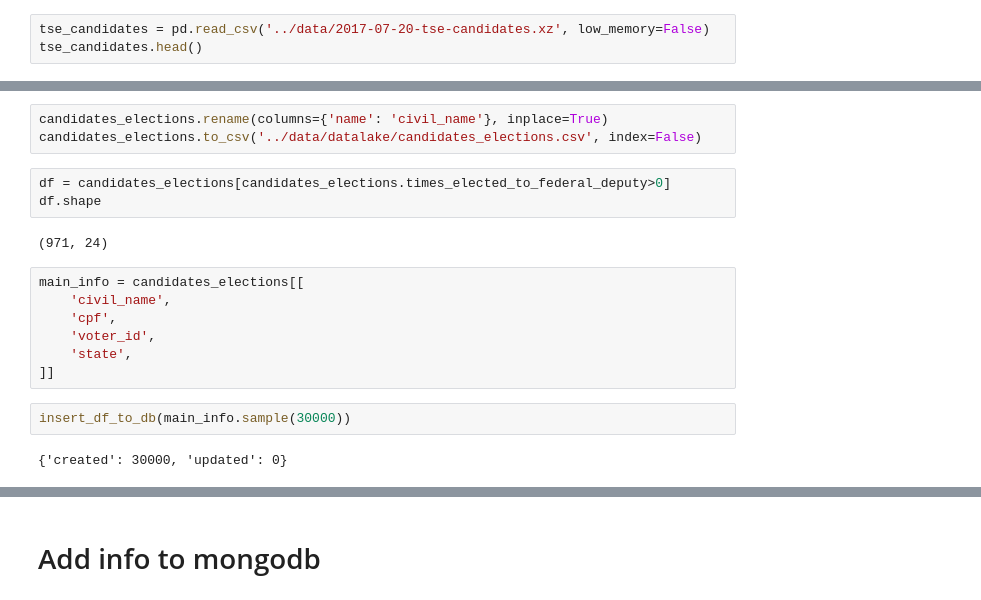
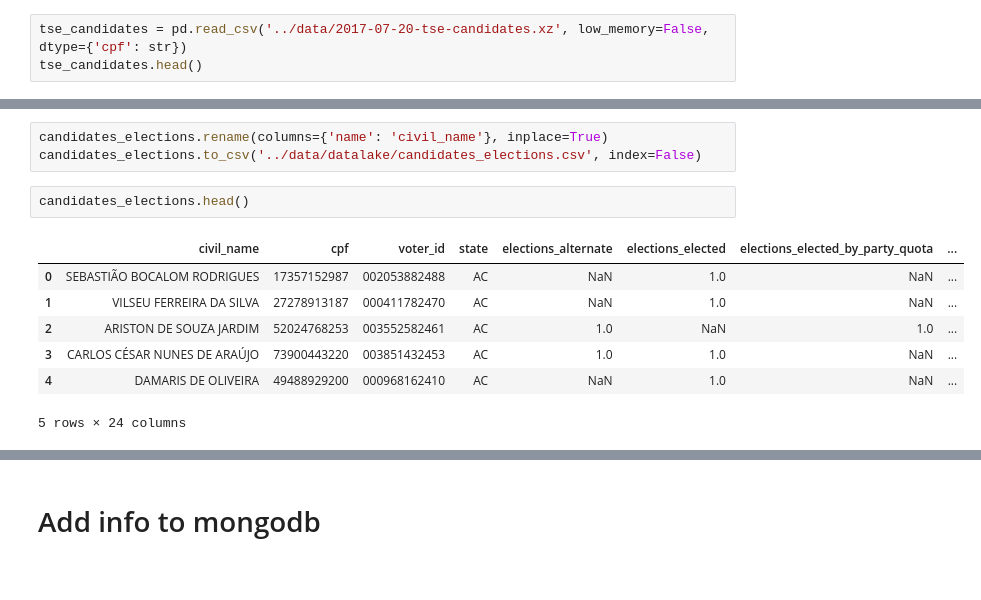
Before and after one commit to okfn-brasil/perfil-politico, a Jupyter notebook: notebooks/01-get-candidates-info-by-spreadsheet.ipynb, the cells around one changed output, grey strips where cells are left out. Saved outputs shown, nothing was run; the diff lists cells and outputs as text; blank space fills up the shorter version.

```diff
--- a/notebooks/01-get-candidates-info-by-spreadsheet.ipynb
+++ b/notebooks/01-get-candidates-info-by-spreadsheet.ipynb
@@ -5,5 +17,5 @@ from utils import insert_df_to_db
 # %%
-tse_candidates = pd.read_csv('../data/2017-07-20-tse-candidates.xz', low_memory=False)
+tse_candidates = pd.read_csv('../data/2017-07-20-tse-candidates.xz', low_memory=False, dtype={'cpf': str})
 tse_candidates.head()
 # %% [output]
 |  | year | phase | description | state | location | post | name | electoral_id | cpf | voter_id | ... |
@@ -91,19 +103,13 @@ candidates_elections.shape
 # %%
 candidates_elections.rename(columns={'name': 'civil_name'}, inplace=True)
 candidates_elections.to_csv('../data/datalake/candidates_elections.csv', index=False)
-# %%
-df = candidates_elections[candidates_elections.times_elected_to_federal_deputy>0]
-df.shape
-# %% [output]
-(971, 24)
-# %%
-main_info = candidates_elections[[
-    'civil_name',
-    'cpf',
-    'voter_id',
-    'state',
-]]
-# %%
-insert_df_to_db(main_info.sample(30000))
-# %% [output]
-{'created': 30000, 'updated': 0}
+# %%
+candidates_elections.head()
+# %% [output]
+|  | civil_name | cpf | voter_id | state | elections_alternate | elections_elected | elections_elected_by_party_quota | ... |
+| 0 | SEBASTIÃO BOCALOM RODRIGUES | 17357152987 | 002053882488 | AC | NaN | 1.0 | NaN | ... |
+| 1 | VILSEU FERREIRA DA SILVA | 27278913187 | 000411782470 | AC | NaN | 1.0 | NaN | ... |
+| 2 | ARISTON DE SOUZA JARDIM | 52024768253 | 003552582461 | AC | 1.0 | NaN | 1.0 | ... |
+| 3 | CARLOS CÉSAR NUNES DE ARAÚJO | 73900443220 | 003851432453 | AC | 1.0 | 1.0 | NaN | ... |
+| 4 | DAMARIS DE OLIVEIRA | 49488929200 | 000968162410 | AC | NaN | 1.0 | NaN | ... |
+5 rows × 24 columns
```
Also changed, not shown: parts of 7 cells of this notebook.
